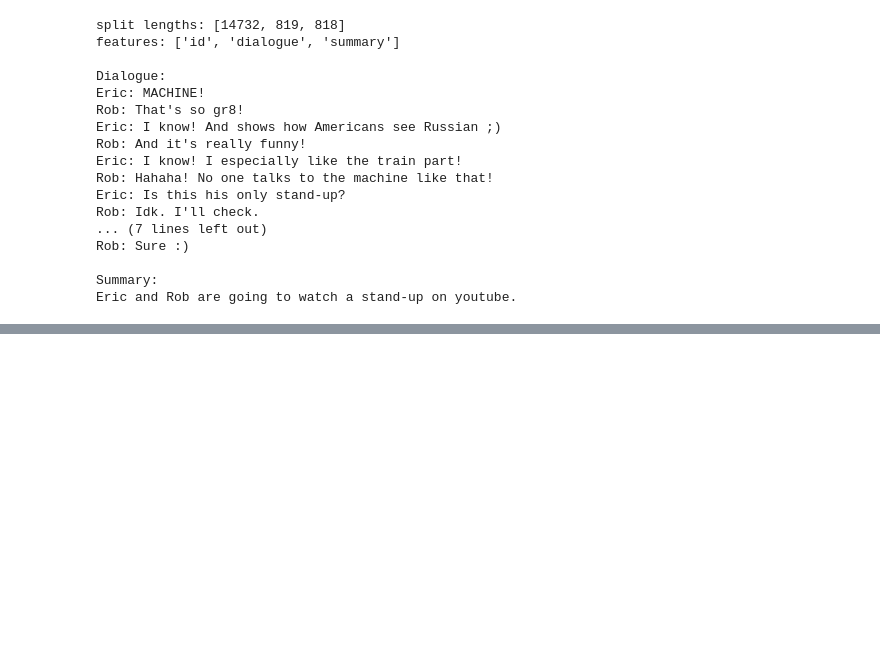
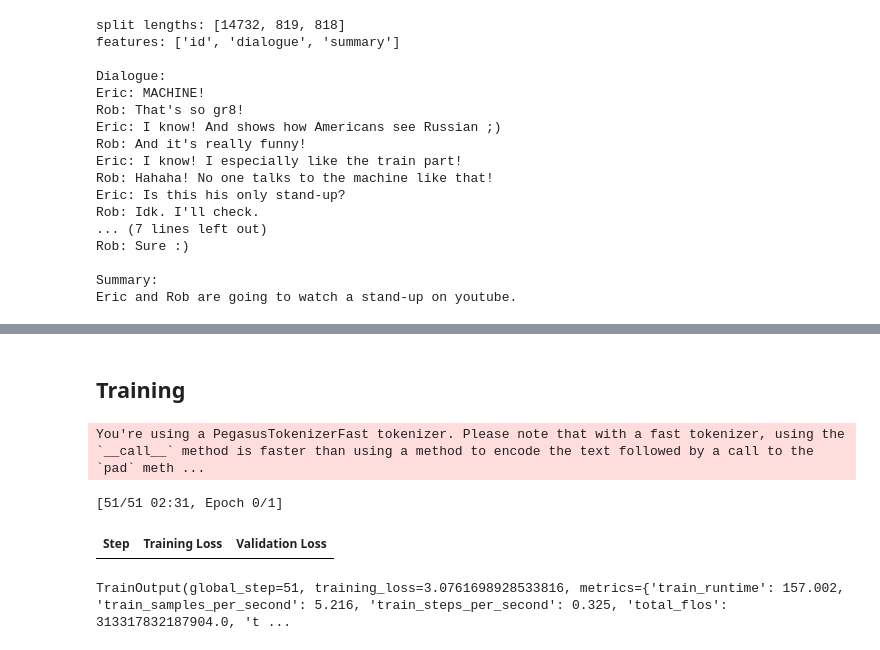
Before and after one commit to alfandysurya2/portfolio, a Jupyter notebook: Intermediate MLOps Project 1 - Text Summarizer (NLP)/notebook/TextSummarizer_Colab.ipynb, the cells around one changed output, grey strips where cells are left out. Drawn from its saved outputs; the diff is of its cells as text; code cells hidden in the pictures; blank space fills up the shorter version.

```diff
--- a/Intermediate MLOps Project 1 - Text Summarizer (NLP)/notebook/TextSummarizer_Collab.ipynb
+++ b/Intermediate MLOps Project 1 - Text Summarizer (NLP)/notebook/TextSummarizer_Colab.ipynb
@@ -194,0 +300,25 @@ dataset_samsum_pt['train'][1]
+# %% [markdown]
+## Training
+# %%
+#Training
+seq2seq_data_collator = DataCollatorForSeq2Seq(tokenizer, model=model_pegasus)
+
+trainer_args = TrainingArguments(
+    output_dir = 'pegasus-samsum', num_train_epochs=1, warmup_steps=500,
+    per_device_train_batch_size=1, per_device_eval_batch_size=1,
+    weight_decay=0.01, logging_steps=10,
+    evaluation_strategy = 'steps', eval_steps=500, save_steps=1e6,
+    gradient_accumulation_steps=16
+)
+
+trainer = Trainer(model=model_pegasus, args=trainer_args,
+                  tokenizer=tokenizer, data_collator=seq2seq_data_collator,
+                  train_dataset=dataset_samsum_pt['test'],
+                  eval_dataset=dataset_samsum_pt['validation'])
+
+trainer.train()
+# %% [output]
+You're using a PegasusTokenizerFast tokenizer. Please note that with a fast tokenizer, using the `__call__` method is faster than using a method to encode the text followed by a call to the `pad` meth ...
+[51/51 02:31, Epoch 0/1]
+| Step | Training Loss | Validation Loss |
+TrainOutput(global_step=51, training_loss=3.0761698928533816, metrics={'train_runtime': 157.002, 'train_samples_per_second': 5.216, 'train_steps_per_second': 0.325, 'total_flos': 313317832187904.0, 't ...
```
Also changed, not shown: parts of 17 cells of this notebook.
